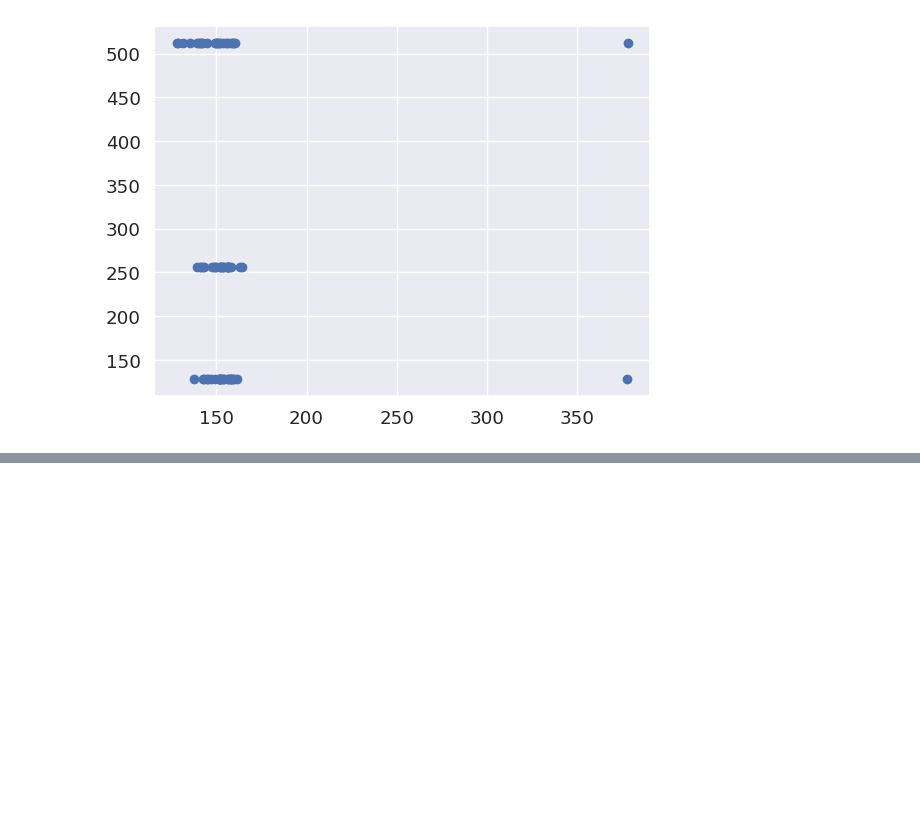
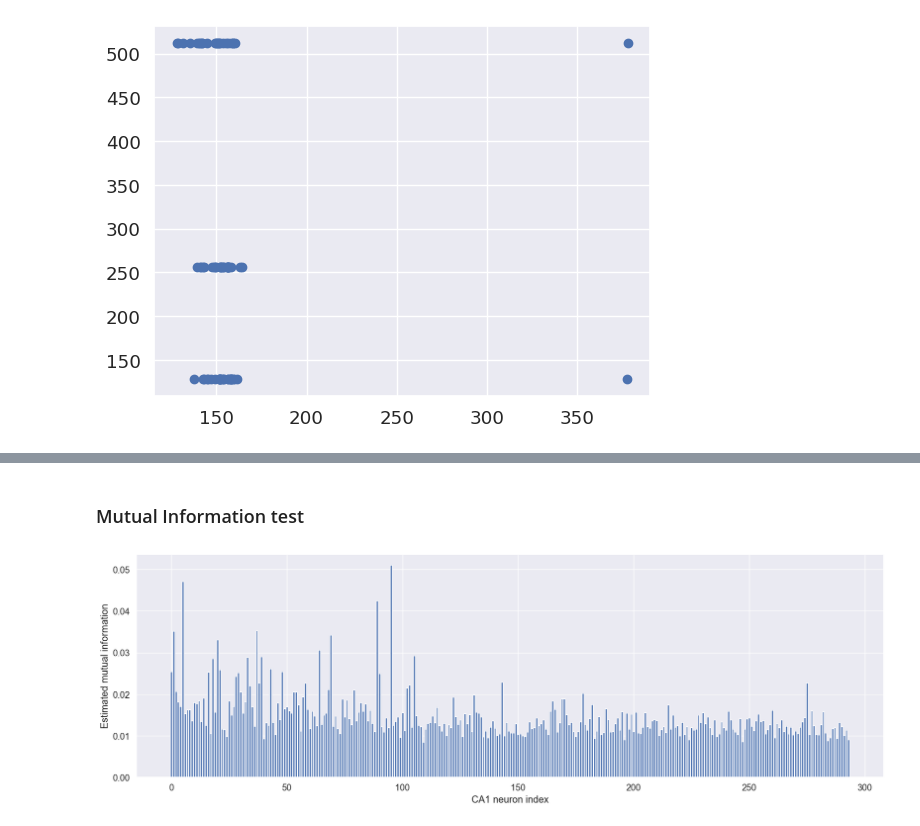
Before and after one commit to cngzlsh/approx_brain, a Jupyter notebook: EB095_stim.ipynb, the cells around one changed output, grey strips where cells are left out. Cells and saved outputs as stored; diff of their text form; code cells hidden in the pictures; blank space fills up the shorter version.

```diff
--- a/EB095_stim.ipynb
+++ b/EB095_stim.ipynb
@@ -1265,0 +1325,20 @@ plt.scatter(LS_param_counts[:,0], LS_param_counts[:,4])
+# %% [markdown]
+### Mutual Information test
+# %%
+from sklearn.feature_selection import mutual_info_regression
+
+lags = np.arange(tsteps)
+mi_scores_by_lag_and_output_dim = np.zeros((tsteps, output_dim, input_dim))
+for out in tqdm(range(output_dim)):
+    for lag in tqdm(lags):
+        input_features = np.array(X_test[:, lag, :])
+        output_features = np.array(Y_test_LS[:, 0, out])
+        mi_scores_by_lag_and_output_dim[lag, out,:] = mutual_info_regression(input_features, output_features)
+# %%
+plt.figure(figsize=(20,6))
+plt.bar(np.arange(input_dim), mi_scores_by_lag_and_output_dim.mean(axis=(0,1)))
+plt.xlabel('CA1 neuron index')
+plt.ylabel('Estimated mutual information')
+plt.show()
+# %% [output]
+[figure, added]
```
Also changed, not shown: parts of 41 cells of this notebook, 4 other files.
